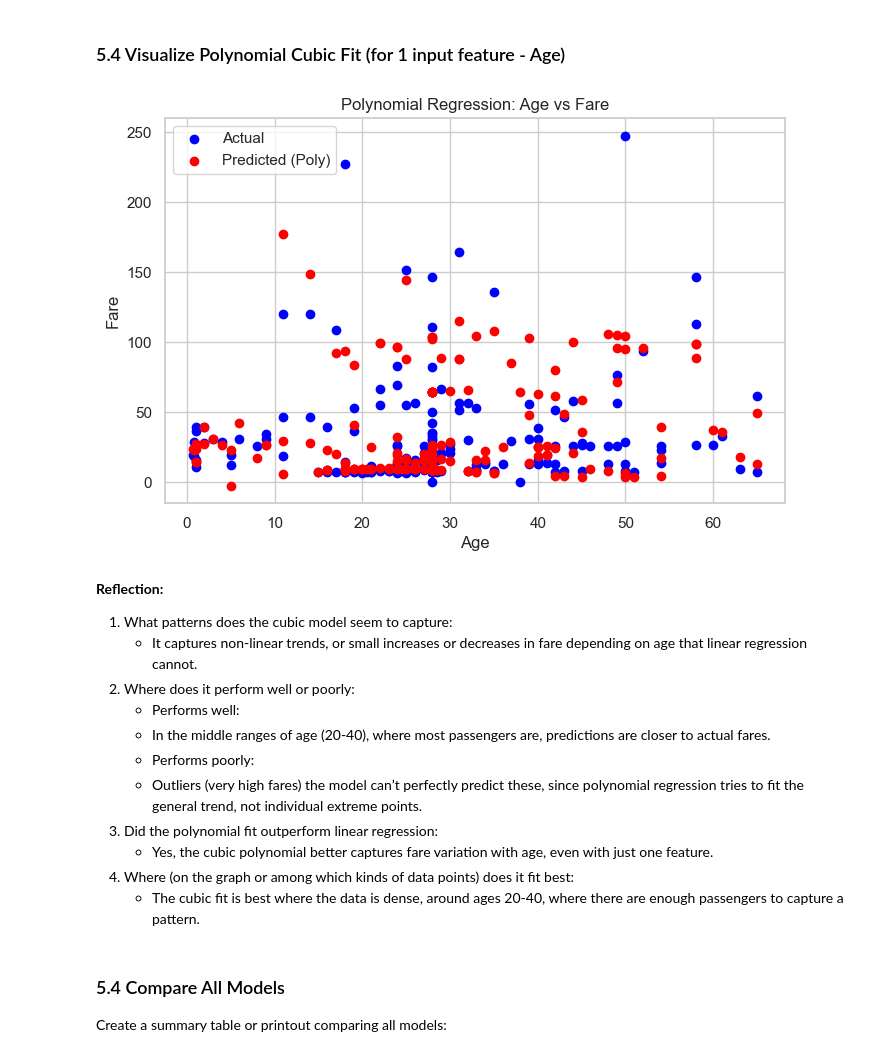
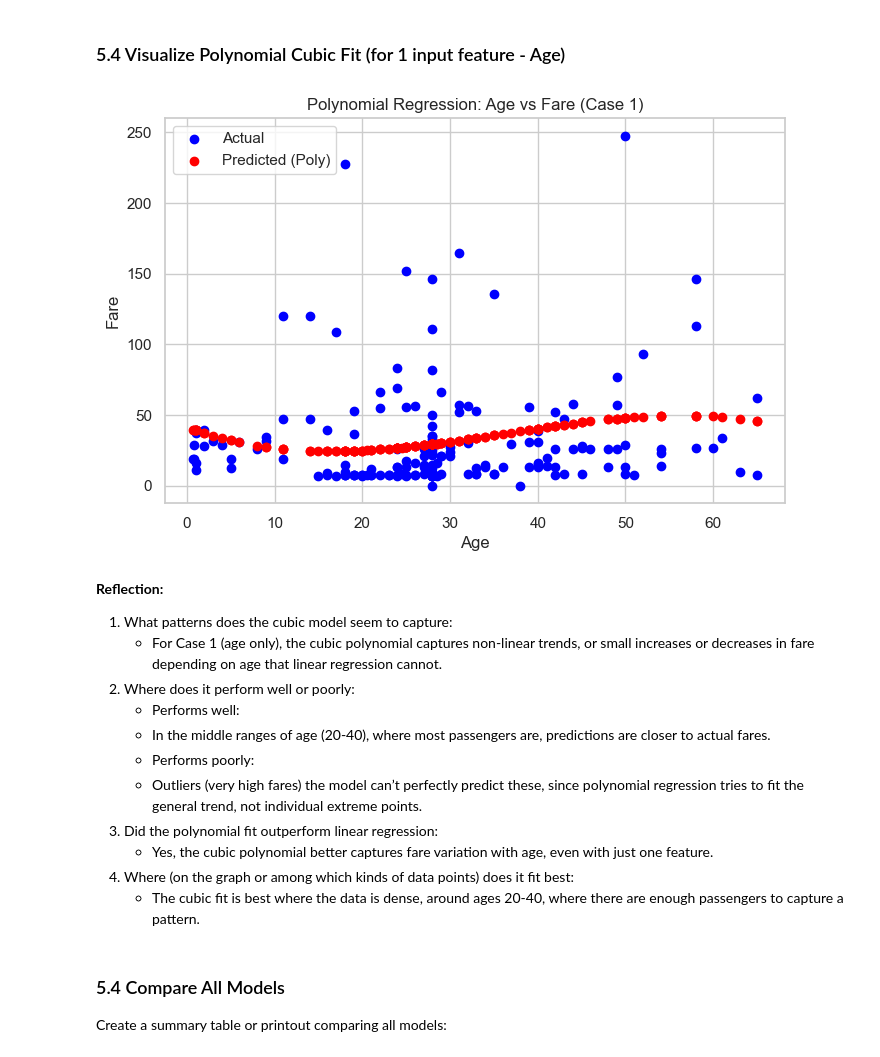
Before and after one commit to abeaderstadt/applied-ml-beaderstadt, a Jupyter notebook: notebooks/project04/ml04_beaderstadt.ipynb, the cells around one changed output. Saved outputs shown, nothing was run; the diff lists cells and outputs as text; code cells hidden in the pictures.

```diff
--- a/notebooks/project04/ml04_beaderstadt.ipynb
+++ b/notebooks/project04/ml04_beaderstadt.ipynb
@@ -362,31 +362,31 @@ Linear regression is a simple two dimensional relationship - a simple straight l
 # %%
 # Set up the poly inputs
 poly = PolynomialFeatures(degree=3)
-X4_train_poly = poly.fit_transform(X4_train)
-X4_test_poly = poly.transform(X4_test)
+X_train_poly = poly.fit_transform(X1_train)
+X_test_poly = poly.transform(X1_test)
 # %%
 # Use the poly inputs in the LR model
-poly_model = LinearRegression()
-poly_model.fit(X4_train_poly, y4_train)
-y_pred_poly = poly_model.predict(X4_test_poly)
+model_poly = LinearRegression()
+model_poly.fit(X_train_poly, y1_train)
+y1_pred_poly = model_poly.predict(X_test_poly)
 # %% [markdown]
 ### 5.4 Visualize Polynomial Cubic Fit (for 1 input feature - Age)
 # %%
 plt.figure(figsize=(8,5))
-plt.scatter(X4_test['age'], y4_test, color='blue', label='Actual')
-plt.scatter(X4_test['age'], y_pred_poly, color='red', label='Predicted (Poly)')
+plt.scatter(X1_test, y1_test, color='blue', label='Actual')
+plt.scatter(X1_test, y1_pred_poly, color='red', label='Predicted (Poly)')
 plt.xlabel('Age')
 plt.ylabel('Fare')
-plt.title("Polynomial Regression: Age vs Fare")
+plt.title("Polynomial Regression: Age vs Fare (Case 1)")
 plt.legend()
 plt.show()
 # %% [output]
-[figure, old version]
+[figure, new version]
 # %% [markdown]
 **Reflection:**
 
 1. What patterns does the cubic model seem to capture:
-    - It captures non-linear trends, or small increases or decreases in fare depending on age that linear regression cannot.
+    - For Case 1 (age only), the cubic polynomial captures non-linear trends, or small increases or decreases in fare depending on age that linear regression cannot.
 2. Where does it perform well or poorly:
     - Performs well:
     - In the middle ranges of age (20-40), where most passengers are, predictions are closer to actual fares.
```
Also changed, not shown: parts of 2 cells of this notebook.
